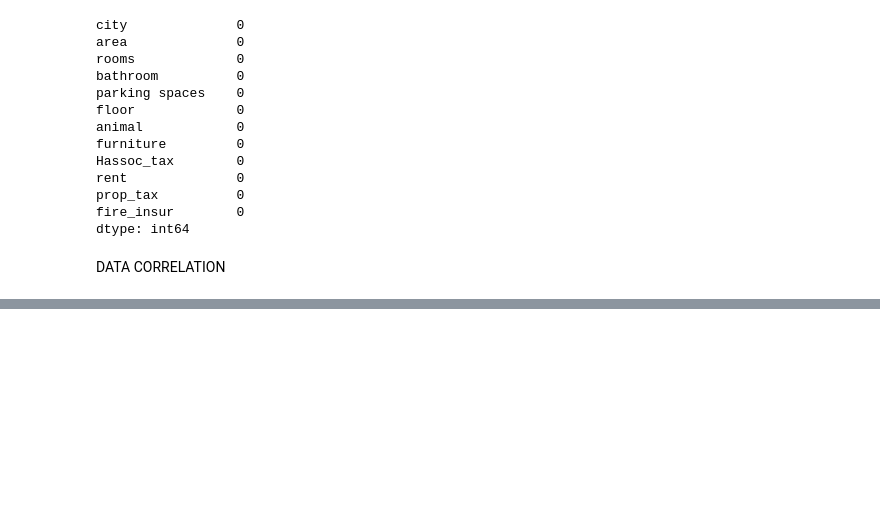
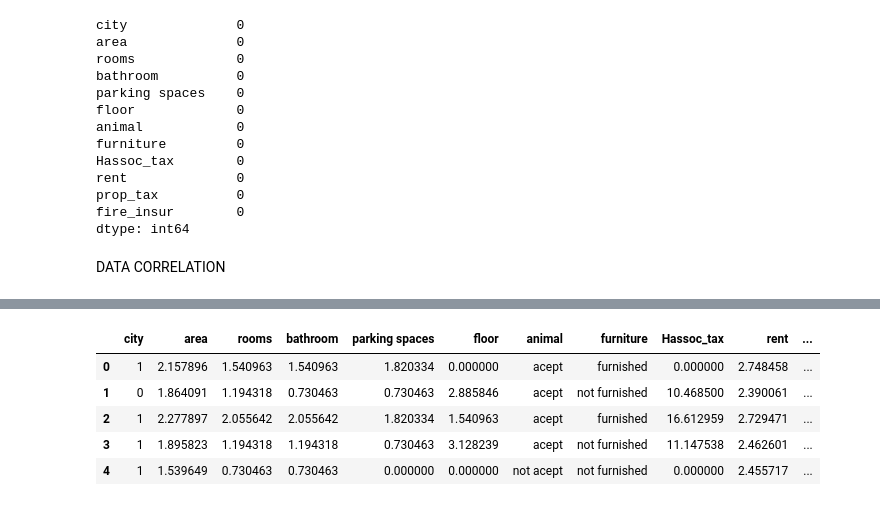
Before and after one commit to Nitin-Rana/house-rent-estimate, a Jupyter notebook: EDA1.ipynb, the cells around one changed output, grey strips where cells are left out. Saved outputs shown, nothing was run; the diff lists cells and outputs as text; code cells hidden in the pictures; blank space fills up the shorter version.

```diff
--- a/EDA1.ipynb
+++ b/EDA1.ipynb
@@ -161,0 +240,9 @@ sns.heatmap(corrmat, vmax=0.9, square=True)
+# %%
+df.head()
+# %% [output]
+|  | city | area | rooms | bathroom | parking spaces | floor | animal | furniture | Hassoc_tax | rent | ... |
+| 0 | 1 | 2.157896 | 1.540963 | 1.540963 | 1.820334 | 0.000000 | acept | furnished | 0.000000 | 2.748458 | ... |
+| 1 | 0 | 1.864091 | 1.194318 | 0.730463 | 0.730463 | 2.885846 | acept | not furnished | 10.468500 | 2.390061 | ... |
+| 2 | 1 | 2.277897 | 2.055642 | 2.055642 | 1.820334 | 1.540963 | acept | furnished | 16.612959 | 2.729471 | ... |
+| 3 | 1 | 1.895823 | 1.194318 | 1.194318 | 0.730463 | 3.128239 | acept | not furnished | 11.147538 | 2.462601 | ... |
+| 4 | 1 | 1.539649 | 0.730463 | 0.730463 | 0.000000 | 0.000000 | not acept | not furnished | 0.000000 | 2.455717 | ... |
```
Also changed, not shown: parts of 12 cells of this notebook.
